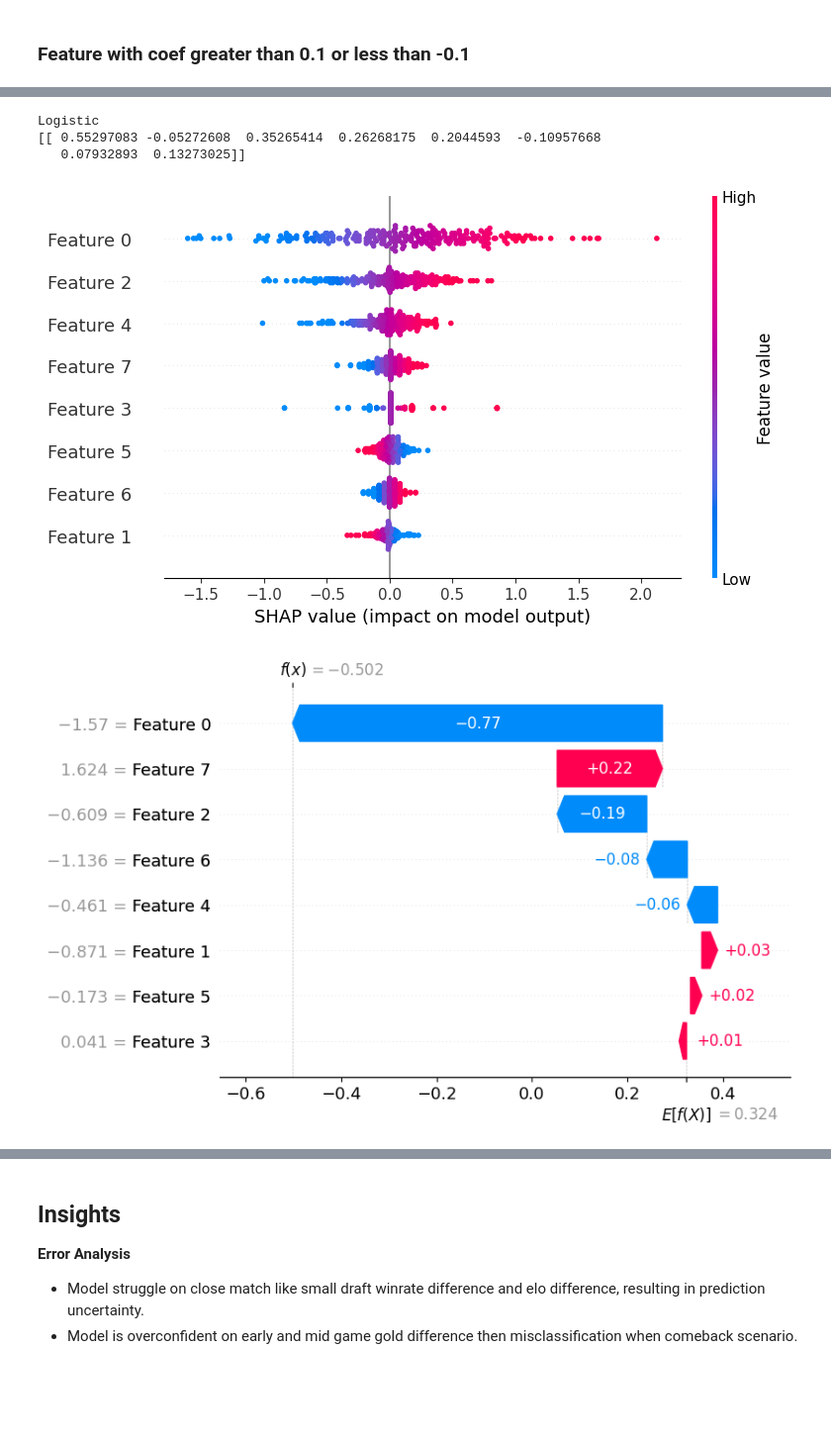
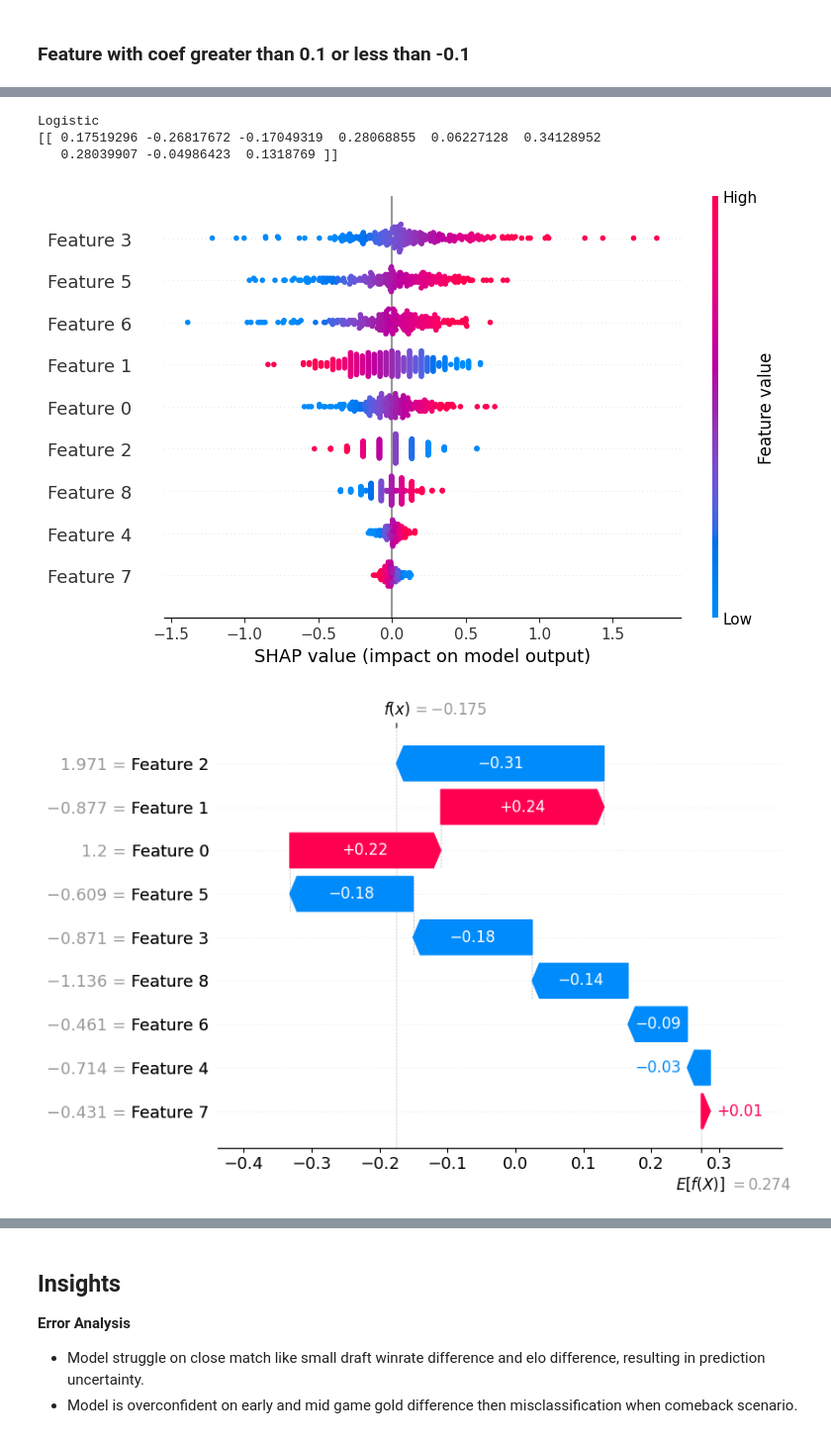
Before and after one commit to imkhlst/End-to-End-MLOps-MWorld-Champions, a Jupyter notebook: notebooks/model_experiments.ipynb, the cells around one changed output, grey strips where cells are left out. Shown at 99% size. Drawn from its saved outputs; the diff is of its cells as text; code cells hidden in the pictures; blank space fills up the shorter version.

```diff
--- a/notebooks/model_experiments.ipynb
+++ b/notebooks/model_experiments.ipynb
@@ -504,6 +612,8 @@ for i, row in matches_cleaned.iterrows():
     home_draft_wr = row["home_draft_wr"]
     away_draft_wr = row["away_draft_wr"]
     draft_wr_diff = row["draft_wr_diff"]
+    draft_tendency_diff = row["draft_tendency_diff"]
+    draft_stability_diff = row["draft_stability_diff"]
     gold_eff = row["gold_eff"]
     gold_total_diff = row["gold_total_diff"]
     early_gold_diff = row["early_gold_diff"]
@@ -615,6 +725,8 @@ for i, row in matches_cleaned.iterrows():
         "away_team": t2,
         "duration": duration,
         "draft_wr_diff": draft_wr_diff_,
+        "draft_tendency_diff": draft_tendency_diff,
+        "draft_stability_diff": draft_stability_diff,
         "elo_diff": elo_diff,
         "kda_diff": kda_diff_,
         "objective_diff": obj_diff,
@@ -687,7 +799,7 @@ df_teams.sort_values(by="elo", ascending=False)
 create missing flag for missing values contained in feature
 # %%
 df_final = pd.DataFrame(history)
-for col in ["duration", "draft_wr_diff", "kda_diff", "objective_diff", "scaling_diff", "gold_total_diff", "early_gold_diff", "mid_gold_diff", "late_gold_diff", "very_late_gold_diff"]: # "early_gold_diff", "mid_gold_diff", "late_gold_diff"
+for col in ["duration", "draft_wr_diff", "draft_tendency_diff", "draft_stability_diff", "kda_diff", "objective_diff", "scaling_diff", "gold_total_diff", "early_gold_diff", "mid_gold_diff", "late_gold_diff", "very_late_gold_diff"]:
     df_final[col] = pd.to_numeric(df_final[col], errors="coerce")
     df_final[col + "_missing"] = df_final[col].isna().astype(int)
     df_final[col] = df_final[col].fillna(0)
@@ -736,6 +850,6 @@ vif_data
 - Scaling_diff and gold_total_diff is highly correlated indicated those feature value already represented by another features. So, dropping both are recommended.
 - Most of missing flag variable have infinity score that indicates multicollinearity. Dropping those flag are recommended.
 # %%
-numerical_feature = numerical_feature.drop(columns=numerical_feature.columns[16:])
+numerical_feature = numerical_feature.drop(columns=numerical_feature.columns[18:])
 numerical_feature
 # %% [output]
@@ -932,7 +1129,7 @@ Matrix Confusion: [[74 47]
 # %% [markdown]
 ### Feature with coef greater than 0.1 or less than -0.1
 # %%
-X = numerical_feature[["draft_wr_diff", "elo_diff", "early_gold_diff", "is_mid_rate_diff", "mid_gold_diff", "is_late_rate_diff", "winrate_diff", "momentum_diff"]]
+X = numerical_feature[["draft_wr_diff", "draft_tendency_diff", "draft_stability_diff", "draft_wr_diff", "elo_diff", "gold_total_diff", "early_gold_diff", "mid_gold_diff", "scaling_diff", "winrate_diff"]]
 y = df_final["label"].astype(int)
 
 X_train, X_test, y_train, y_test = train_test_split(X, y, test_size=0.2, shuffle=False)
@@ -972,9 +1169,9 @@ Matrix Confusion: [[76 45]
 # %%
-X = numerical_feature[["draft_wr_diff", "elo_diff", "early_gold_diff", "is_mid_rate_diff", "mid_gold_diff", "is_late_rate_diff", "winrate_diff", "momentum_diff"]]
+X = numerical_feature[["draft_wr_diff", "draft_tendency_diff", "draft_stability_diff", "elo_diff", "gold_total_diff", "early_gold_diff", "mid_gold_diff", "scaling_diff", "winrate_diff"]]
 y = df_final["label"].astype(int)
 
-# # Count Label Distribution
-# print(y.value_counts(normalize=True))
+# # # Count Label Distribution
+# # print(y.value_counts(normalize=True))
 
 result = []
 
@@ -1020,35 +1217,35 @@ for name, model, in model.items():
         print(len(shap_values) if isinstance(shap_values, list) else "not list")
         print(shap_values.shape)
 
         shap.summary_plot(shap_values, X_test)
         shap.plots.waterfall(shap_values[0, :, 1])
 
     if name == "XGB":
         print(name)
         explainer = shap.TreeExplainer(model)
         shap_values = explainer(X_test, check_additivity=False)
         print(len(shap_values) if isinstance(shap_values, list) else "not list")
         print(shap_values.shape)
 
         shap.summary_plot(shap_values, X_test)
         shap.plots.waterfall(shap_values[0])
 
     y_pred_probability = model.predict_proba(X_test)[:,1]
     y_pred = (y_pred_probability > 0.75).astype(int)
 
     result.append({
         "model": model,
         "Loss": log_loss(y_test, y_pred_probability),
         "Acc": accuracy_score(y_test, y_pred),
         "ROC_AUC": roc_auc_score(y_test, y_pred_probability),
         "F1": f1_score(y_test, y_pred),
         "CM": confusion_matrix(y_test, y_pred)})
 
 pd.DataFrame(result)
 # %% [output]
 Logistic
-[[ 0.55297083 -0.05272608  0.35265414  0.26268175  0.2044593  -0.10957668
-   0.07932893  0.13273025]]
+[[ 0.17519296 -0.26817672 -0.17049319  0.28068855  0.06227128  0.34128952
+   0.28039907 -0.04986423  0.1318769 ]]
-[figure, old version]
+[figure, new version]
-[figure, old version]
+[figure, new version]
 RF
```
Also changed, not shown: parts of 40 cells of this notebook.
